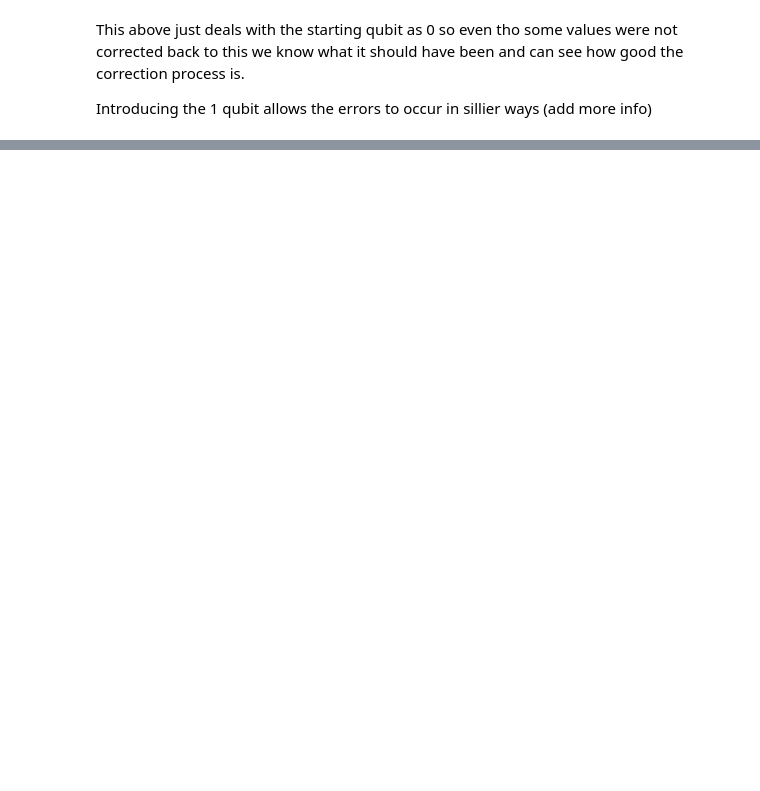
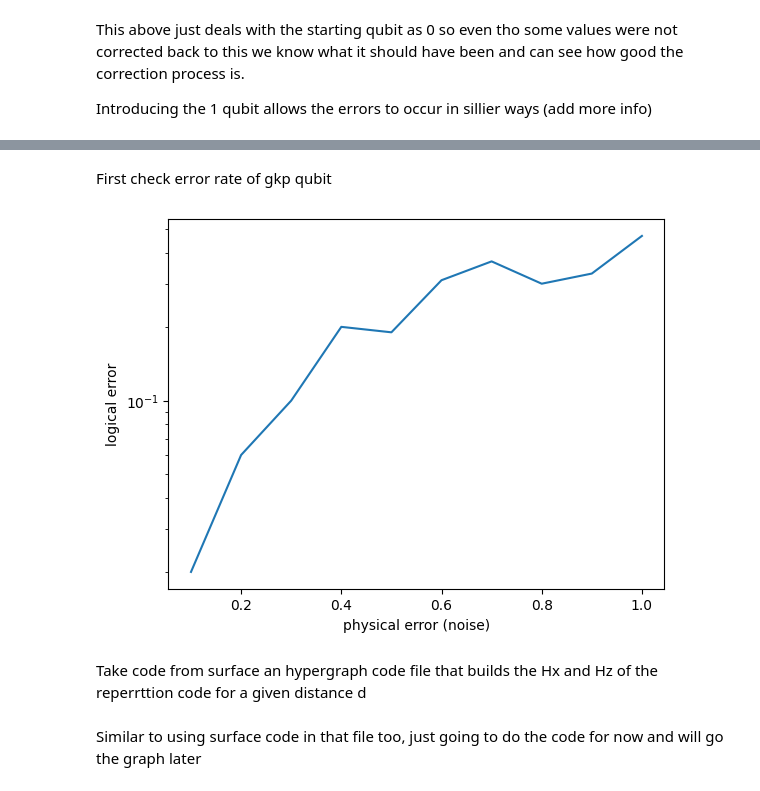
Before and after one commit to laramt04/GKP_QEC_Project_Code, a Jupyter notebook: GKP_readout_gaussian.ipynb, the cells around one changed output, grey strips where cells are left out. Saved outputs shown, nothing was run; the diff lists cells and outputs as text; code cells hidden in the pictures; blank space fills up the shorter version.

```diff
--- a/GKP_readout_gaussian.ipynb
+++ b/GKP_readout_gaussian.ipynb
@@ -232,0 +238,49 @@ Make it qubits in surface code
+# %% [markdown]
+First check error rate of gkp qubit
+# %%
+def logical_rate():
+    N = 50
+    n_trials = 100
+    noise_vals = np.linspace(0.1, 1.0, 10)
+    logical_error_rates = []
+
+    state_small = GKP_built(N, delta, epsilon, n)
+    Sq_small = displace(N, 2 * sqrt_pi)
+    Sp_small = displace(N, 2 * 1j * sqrt_pi)
+
+    for noise in noise_vals:
+        # generate noise directly here instead of calling displacement()
+        dq = np.random.normal(0, noise, size=n_trials)
+        dp = np.random.normal(0, noise, size=n_trials)
+
+        noise_states = []
+        for i in range(n_trials):
+            D = displace(N, dq[i] + 1j * dp[i])
+            noise_states.append((D * state_small).unit())
+
+        # call syndrome with small operators
+        syndrome_q, syndrome_p, pq, pp, cq, cp, gq, gp = syndrome(Sq_small, Sp_small, noise_states)
+
+        errors = 0
+        for i in range(n_trials):
+            correction = -syndrome_q[i]
+            residual = dq[i] + correction
+            if abs(residual) > sqrt_pi / 2:
+                errors += 1
+
+        logical_error_rates.append(errors / n_trials)
+
+    return noise_vals, logical_error_rates
+
+noise_vals, logical_error_rate = logical_rate()
+
+plt.figure()
+plt.plot(noise_vals, logical_error_rate)
+plt.yscale('log')
+plt.xlabel('physical error (noise)')
+plt.ylabel('logical error')
+plt.show()
+# %% [output]
+[figure, added]
+# %% [markdown]
+Take code from surface an hypergraph code file that builds the Hx and Hz of the reperrttion code for a given distance d
@@ -232,0 +325,2 @@ Make it qubits in surface code
+# %% [markdown]
+Similar to using surface code in that file too, just going to do the code for now and will go the graph later
```
Also changed, not shown: parts of 7 cells of this notebook.
